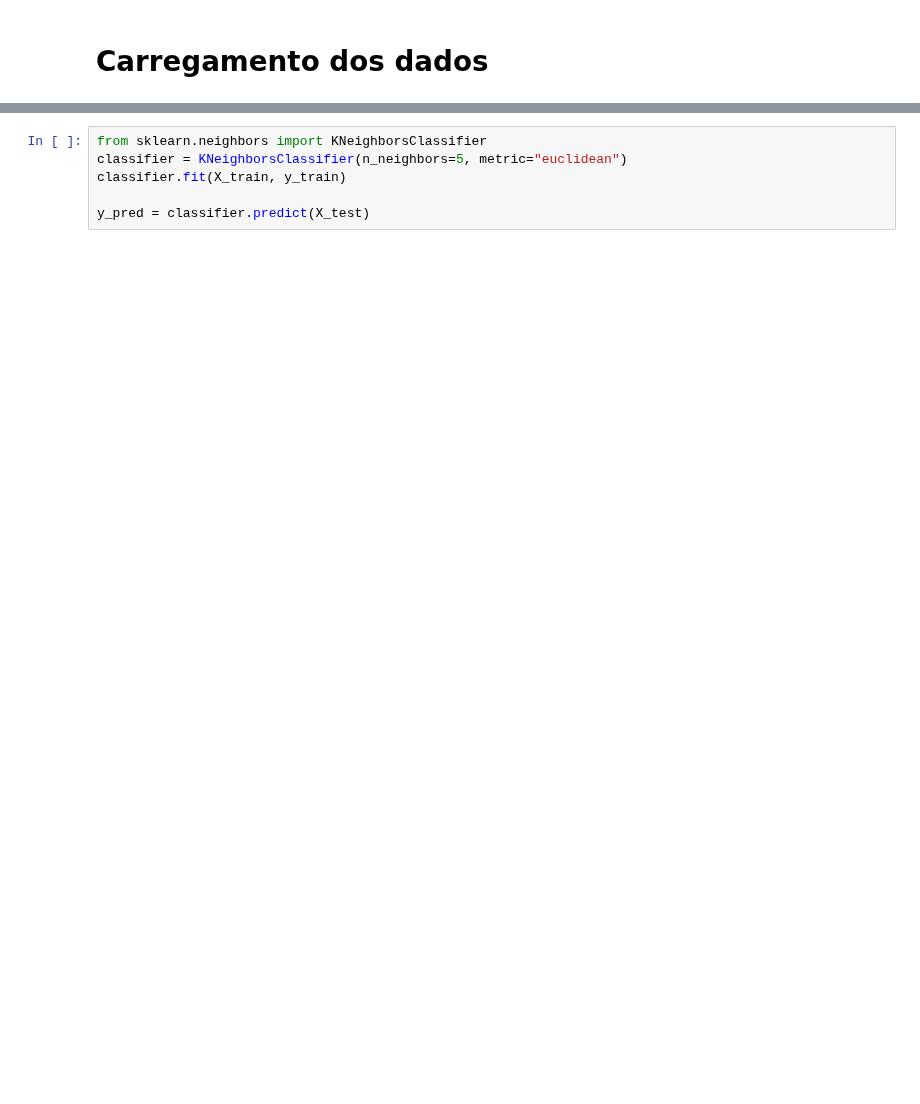
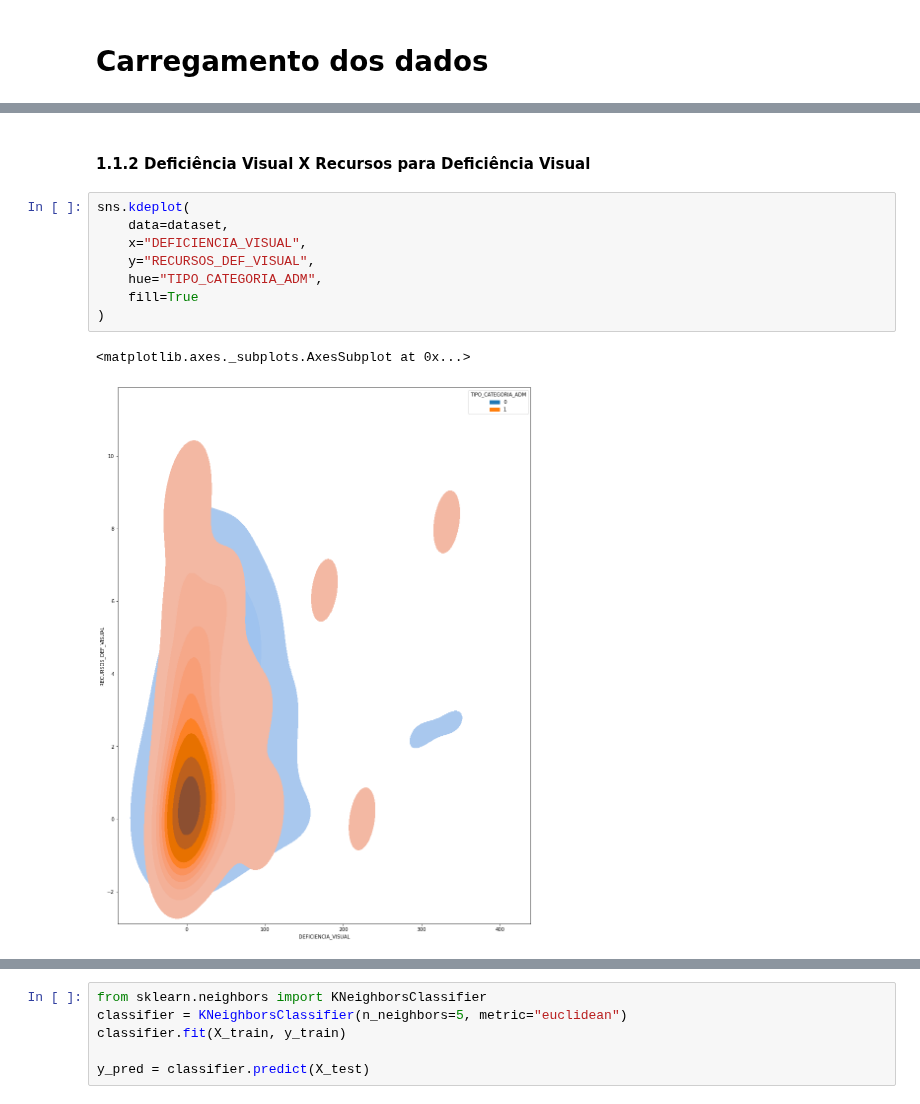
Before and after one commit to roxacarv/edulearn, a Jupyter notebook: classificação/classification.ipynb, the cells around one changed output, grey strips where cells are left out. Drawn from its saved outputs; the diff is of its cells as text; blank space fills up the shorter version.

```diff
--- a/classificação/classification.ipynb
+++ b/classificação/classification.ipynb
@@ -86,0 +55,13 @@ dataset
+# %% [markdown]
+#### 1.1.2 Deficiência Visual X Recursos para Deficiência Visual
+# %%
+sns.kdeplot(
+    data=dataset,
+    x="DEFICIENCIA_VISUAL",
+    y="RECURSOS_DEF_VISUAL",
+    hue="TIPO_CATEGORIA_ADM",
+    fill=True
+)
+# %% [output]
+<matplotlib.axes._subplots.AxesSubplot at 0x...>
+[figure, added]
```
Also changed, not shown: parts of 38 cells of this notebook.
